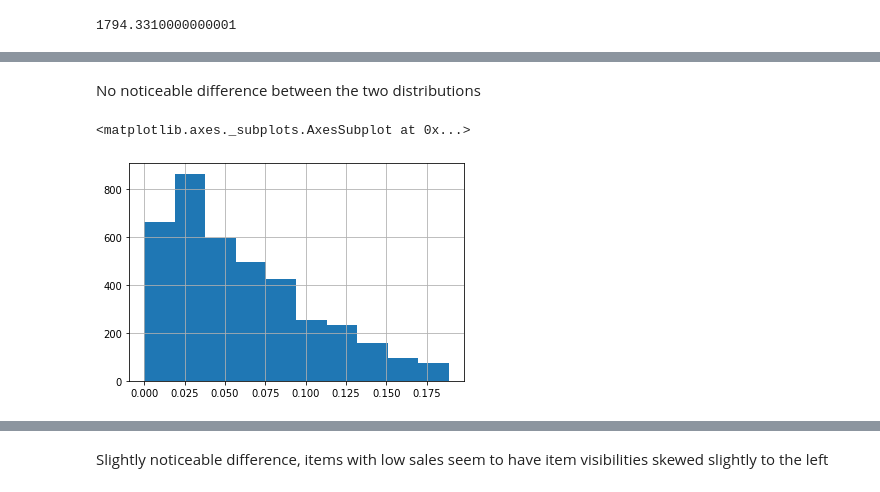
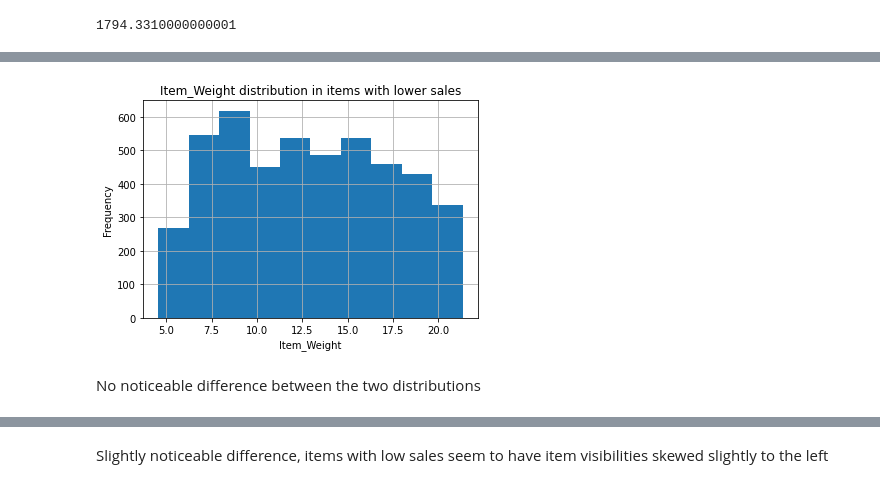
Before and after one commit to antonioalonsocr/food_sales_predictions, a Jupyter notebook: ItemSalesPrediction.ipynb, the cells around one changed output, grey strips where cells are left out. Drawn from its saved outputs; the diff is of its cells as text; code cells hidden in the pictures.

```diff
--- a/ItemSalesPrediction.ipynb
+++ b/ItemSalesPrediction.ipynb
@@ -282,7 +325,9 @@ food_df.loc[~highsale_filter, 'Item_Weight'].hist()
+# %%
+food_df.loc[~highsale_filter, 'Item_Weight'].hist()
+plt.title('Item_Weight distribution in items with lower sales')
+plt.xlabel('Item_Weight')
+plt.ylabel('Frequency');
+# %% [output]
+[figure, added]
 # %% [markdown]
 No noticeable difference between the two distributions
-# %%
-food_df.loc[highsale_filter, 'Item_Visibility'].hist()
-# %% [output]
-<matplotlib.axes._subplots.AxesSubplot at 0x...>
-[figure, removed]
```
Also changed, not shown: parts of 48 cells of this notebook.
